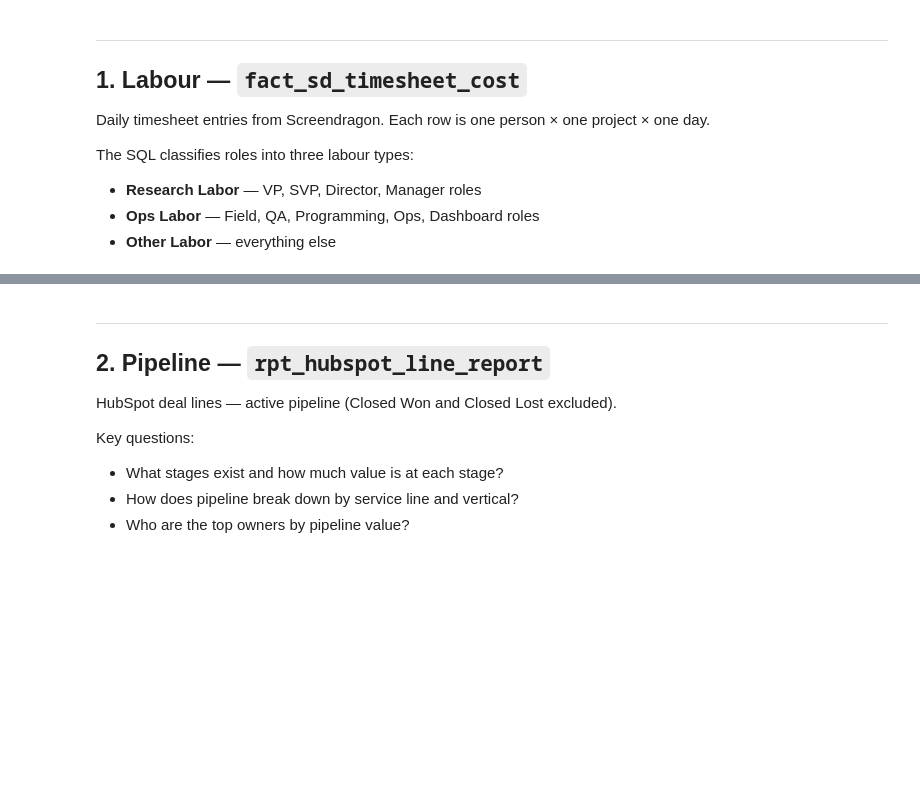
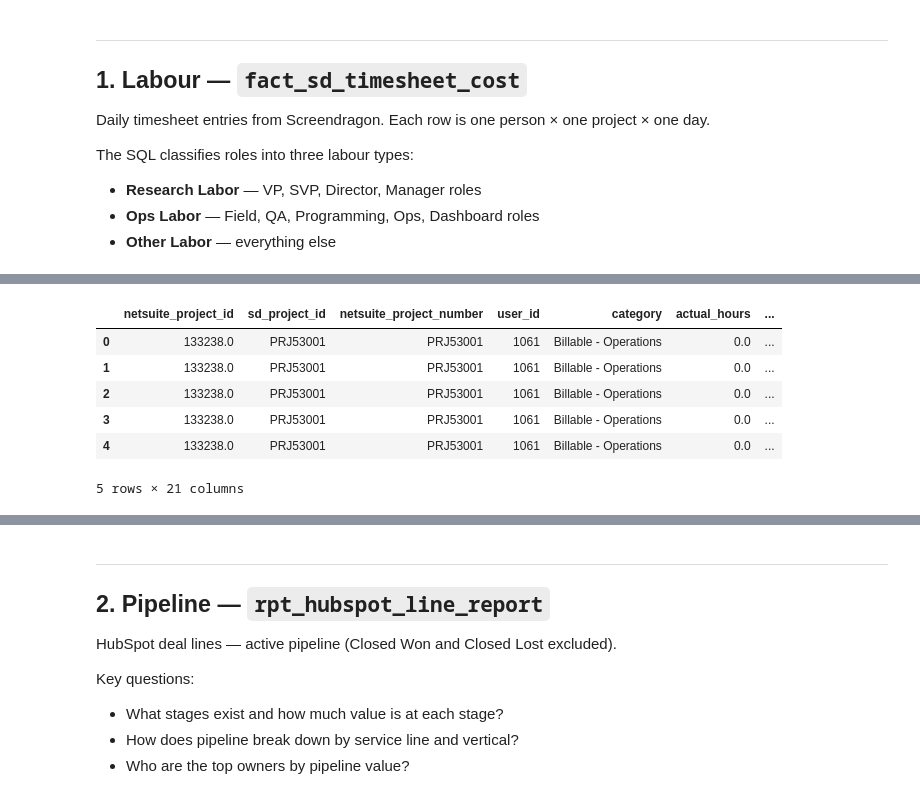
Before and after one commit to sihamsc/finance-dashboards, a Jupyter notebook: notebooks/explore_labour_pipeline_targets.ipynb, the cells around one changed output, grey strips where cells are left out. Drawn from its saved outputs; the diff is of its cells as text; code cells hidden in the pictures; blank space fills up the shorter version.

```diff
--- a/notebooks/explore_labour_pipeline_targets.ipynb
+++ b/notebooks/explore_labour_pipeline_targets.ipynb
@@ -52,3 +58,20 @@ print(df_labour.pivot(index='yr', columns='labor_type', values='labor_cost').rou
+# %%
+# Total labour by type and year
+df_labour = pd.read_sql("""
+    SELECT *
+    FROM core.fact_sd_timesheet_cost
+    WHERE accounting_period_is_posted = TRUE
+""", engine)
+
+df_labour.head()
+# %% [output]
+|  | netsuite_project_id | sd_project_id | netsuite_project_number | user_id | category | actual_hours | ... |
+| 0 | 133238.0 | PRJ53001 | PRJ53001 | 1061 | Billable - Operations | 0.0 | ... |
+| 1 | 133238.0 | PRJ53001 | PRJ53001 | 1061 | Billable - Operations | 0.0 | ... |
+| 2 | 133238.0 | PRJ53001 | PRJ53001 | 1061 | Billable - Operations | 0.0 | ... |
+| 3 | 133238.0 | PRJ53001 | PRJ53001 | 1061 | Billable - Operations | 0.0 | ... |
+| 4 | 133238.0 | PRJ53001 | PRJ53001 | 1061 | Billable - Operations | 0.0 | ... |
+5 rows × 21 columns
 # %%
 # Monthly labour by type for 2025
 df_labour_monthly = pd.read_sql("""
```
Also changed, not shown: parts of 16 cells of this notebook, 58 other files.
